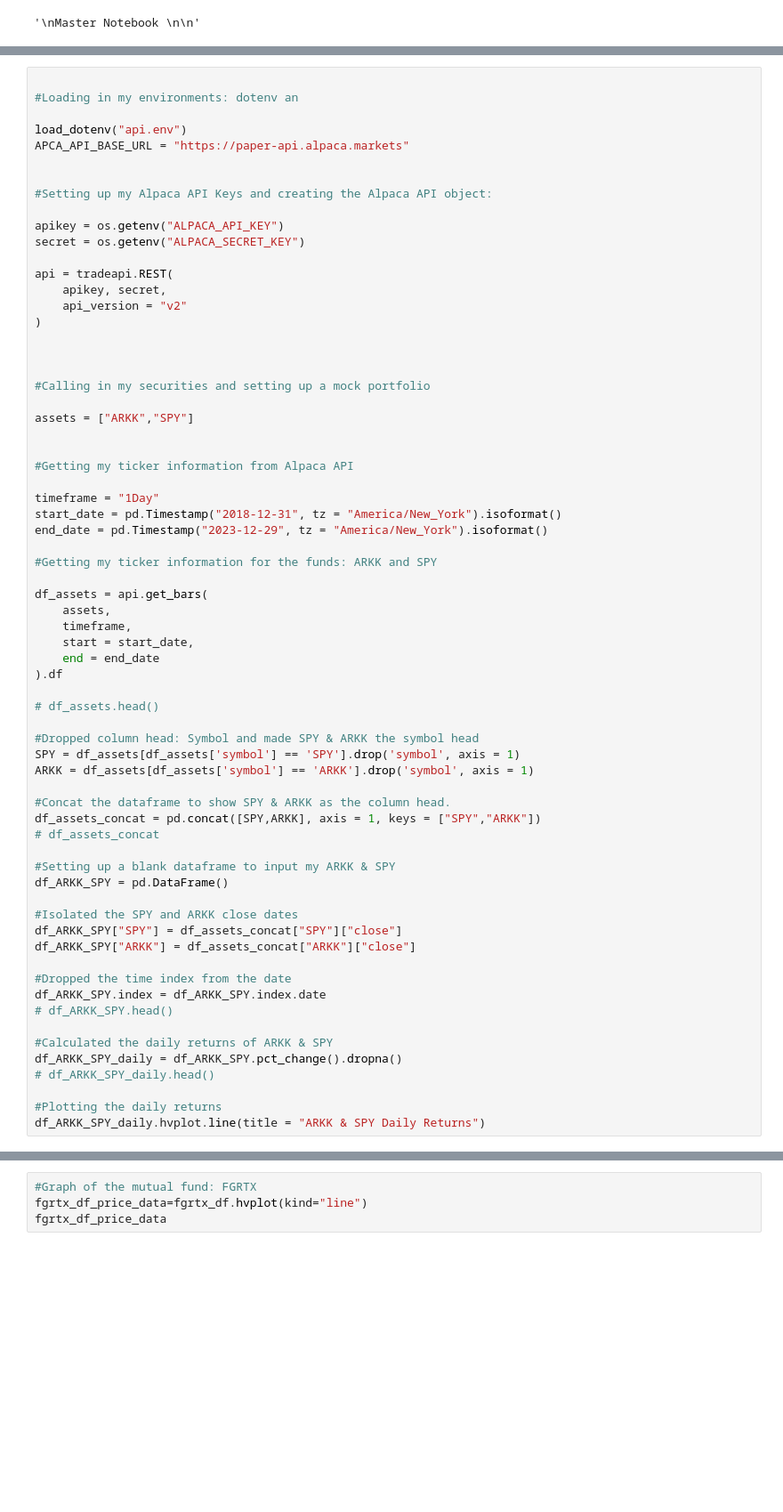
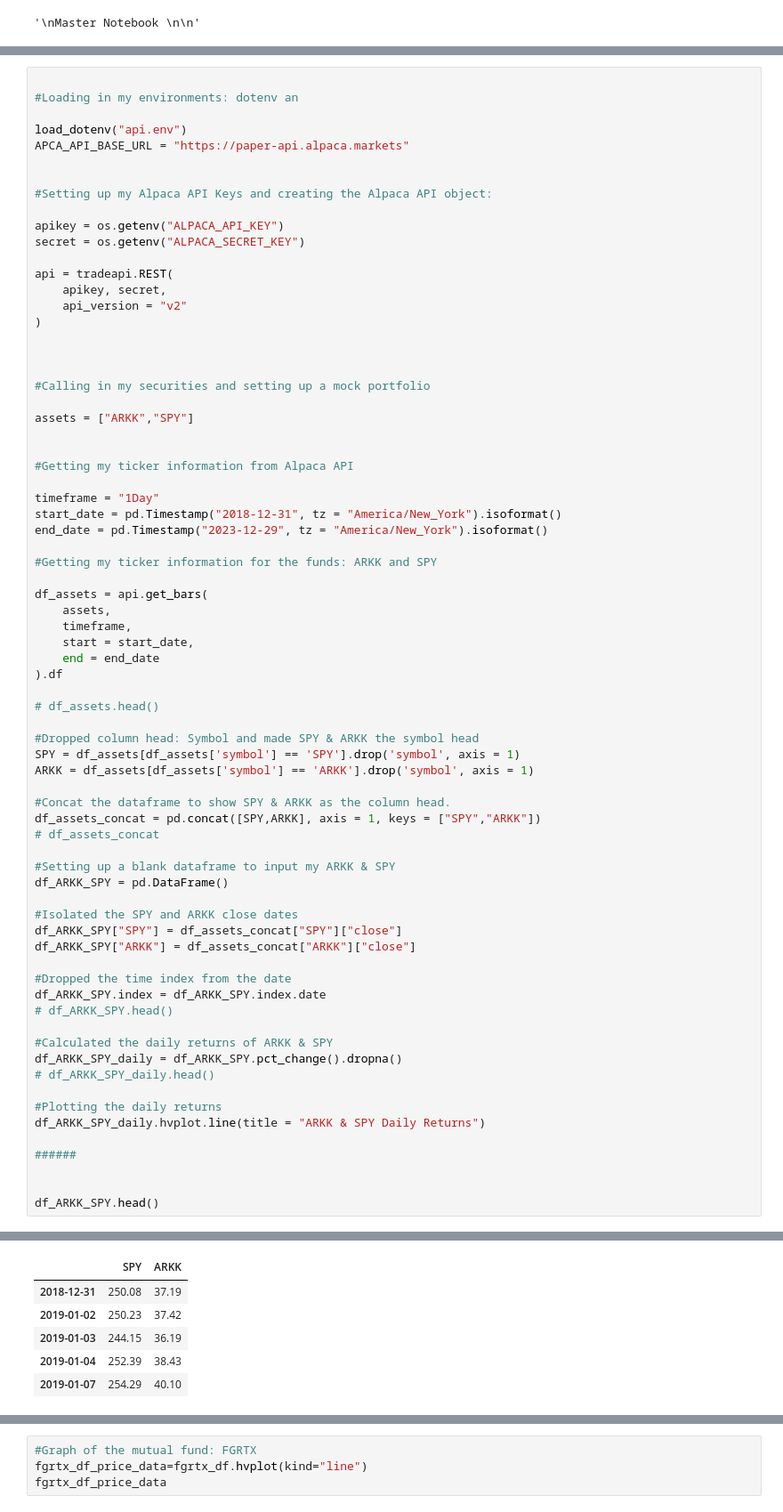
Before and after one commit to ravic4/project_1, a Jupyter notebook: master_notebook_it1.ipynb, the cells around one changed output, grey strips where cells are left out. Shown: that part at 89% size. Drawn from its saved outputs; the diff is of its cells as text; blank space fills up the shorter version.

```diff
--- a/master_notebook_it1.ipynb
+++ b/master_notebook_it1.ipynb
@@ -91,4 +94,9 @@ df_ARKK_SPY_daily = df_ARKK_SPY.pct_change().dropna()
 
 #Plotting the daily returns
 df_ARKK_SPY_daily.hvplot.line(title = "ARKK & SPY Daily Returns")
+
+######
+
+
+df_ARKK_SPY.head()
 # %% [output]
@@ -95,0 +103,6 @@ df_ARKK_SPY_daily.hvplot.line(title = "ARKK & SPY Daily Returns")
+|  | SPY | ARKK |
+| 2018-12-31 | 250.08 | 37.19 |
+| 2019-01-02 | 250.23 | 37.42 |
+| 2019-01-03 | 244.15 | 36.19 |
+| 2019-01-04 | 252.39 | 38.43 |
+| 2019-01-07 | 254.29 | 40.10 |
```
Also changed, not shown: parts of 7 cells of this notebook, 3 other files.
